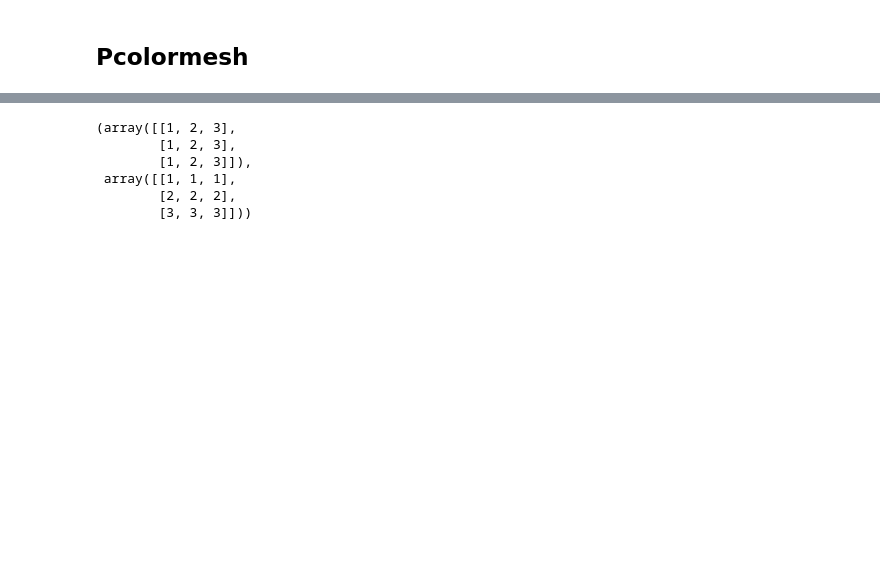
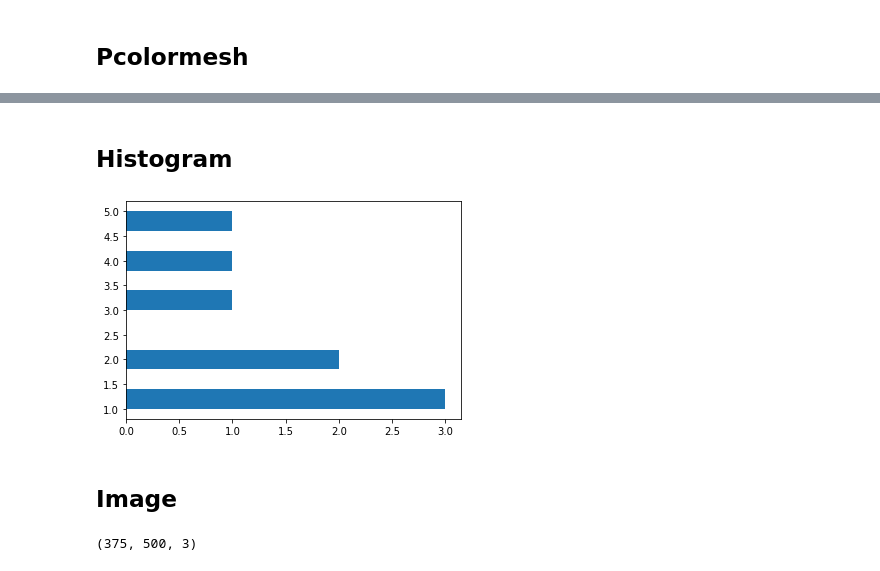
Before and after one commit to pramodkachare/Python_course, a Jupyter notebook: Module-4.ipynb, the cells around one changed output, grey strips where cells are left out. Saved outputs shown, nothing was run; the diff lists cells and outputs as text; code cells hidden in the pictures; blank space fills up the shorter version.

```diff
--- a/Module-4.ipynb
+++ b/Module-4.ipynb
@@ -352,9 +354,10 @@ plt.show()
-# %%
-x_m, y_m
-# %% [output]
-(array([[1, 2, 3],
-        [1, 2, 3],
-        [1, 2, 3]]),
- array([[1, 1, 1],
-        [2, 2, 2],
-        [3, 3, 3]]))
+# %% [markdown]
+## Histogram
+# %%
+x = [0, 1, 1, 1, 2, 2, 3, 4, 5, 6, 7, 10]
+plt.hist(x, orientation = 'horizontal', bins=10, range=(1, 5))
+plt.show()
+# %% [output]
+[figure, added]
+# %% [markdown]
+## Image
@@ -360,0 +368,4 @@ x_m, y_m
+# %%
+I.shape
+# %% [output]
+(375, 500, 3)
```
Also changed, not shown: parts of 14 cells of this notebook, 2 other files.
